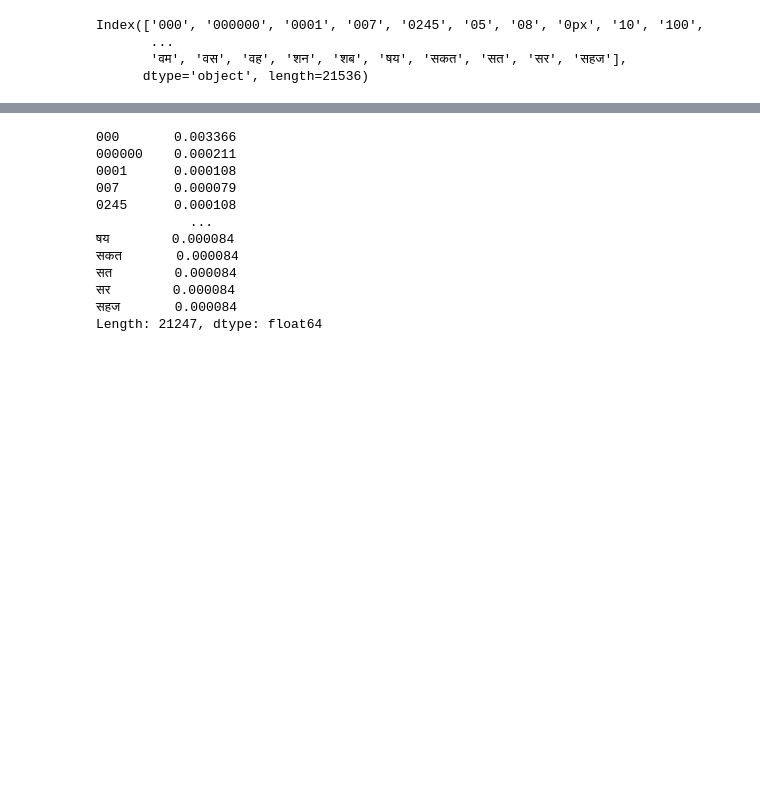
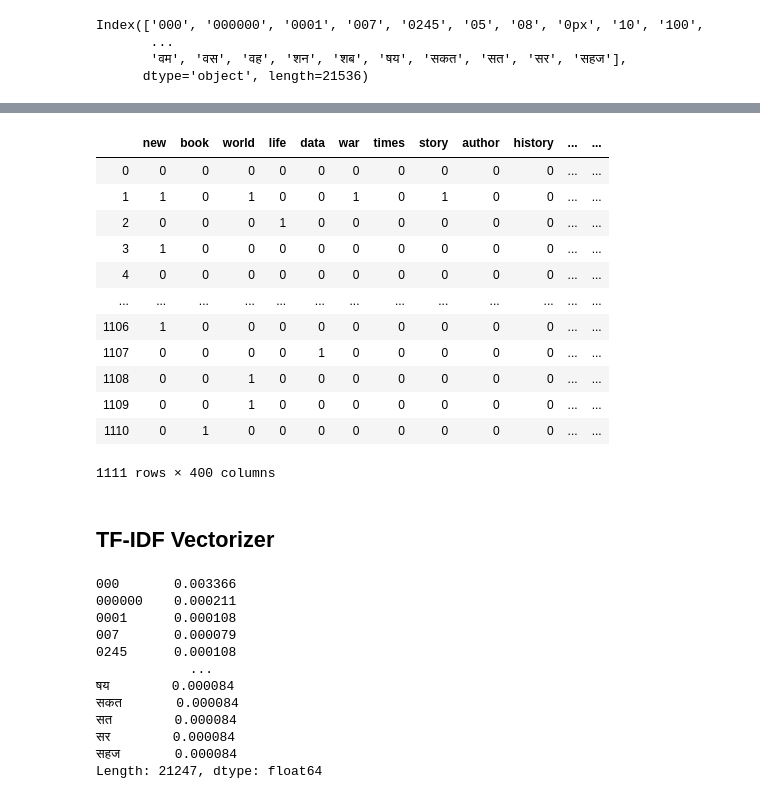
Before and after one commit to michaeleby1/google-books-classification, a Jupyter notebook: text_processing.ipynb, the cells around one changed output, grey strips where cells are left out. Cells and saved outputs as stored; diff of their text form; code cells hidden in the pictures; blank space fills up the shorter version.

```diff
--- a/text_processing.ipynb
+++ b/text_processing.ipynb
@@ -92,8 +97,7 @@ Index(['000', '000000', '0001', '007', '0245', '05', '08', '0px', '10', '100',
 # %%
-## use tf-idf to weight specific words based on their occurance in the series
-## as opposed to doing a simple count
-
-tfidf_vectorizer = TfidfVectorizer(stop_words='english')
-values = tfidf_vectorizer.fit_transform(df['description'].dropna())
-feature_names = tfidf_vectorizer.get_feature_names()
-tfidf = pd.DataFrame(values.toarray(), columns = feature_names)
+count_vect = CountVectorizer(stop_words='english')
+values = count_vect.fit_transform(df['description'].dropna())
+feature_names = count_vect.get_feature_names()
+count = pd.DataFrame(values.toarray(), columns = feature_names)
+# %%
+count_scores = count.apply(np.sum, axis=0)
@@ -99,0 +119,5 @@ tfidf = pd.DataFrame(values.toarray(), columns = feature_names)
+# %%
+count_idx = count_scores.sort_values(ascending=False)[0:400].index
+# %%
+filtered = count[count_idx]
+count_one_hot_words = filtered.applymap(lambda x: 1 if x > 0 else 0)
@@ -99,0 +139,16 @@ tfidf = pd.DataFrame(values.toarray(), columns = feature_names)
+# %%
+count_one_hot_words
+# %% [output]
+|  | new | book | world | life | data | war | times | story | author | history | ... | ... |
+| 0 | 0 | 0 | 0 | 0 | 0 | 0 | 0 | 0 | 0 | 0 | ... | ... |
+| 1 | 1 | 0 | 1 | 0 | 0 | 1 | 0 | 1 | 0 | 0 | ... | ... |
+| 2 | 0 | 0 | 0 | 1 | 0 | 0 | 0 | 0 | 0 | 0 | ... | ... |
+| 3 | 1 | 0 | 0 | 0 | 0 | 0 | 0 | 0 | 0 | 0 | ... | ... |
+| 4 | 0 | 0 | 0 | 0 | 0 | 0 | 0 | 0 | 0 | 0 | ... | ... |
+| ... | ... | ... | ... | ... | ... | ... | ... | ... | ... | ... | ... | ... |
+| 1106 | 1 | 0 | 0 | 0 | 0 | 0 | 0 | 0 | 0 | 0 | ... | ... |
+| 1107 | 0 | 0 | 0 | 0 | 1 | 0 | 0 | 0 | 0 | 0 | ... | ... |
+| 1108 | 0 | 0 | 1 | 0 | 0 | 0 | 0 | 0 | 0 | 0 | ... | ... |
+| 1109 | 0 | 0 | 1 | 0 | 0 | 0 | 0 | 0 | 0 | 0 | ... | ... |
+| 1110 | 0 | 1 | 0 | 0 | 0 | 0 | 0 | 0 | 0 | 0 | ... | ... |
+1111 rows × 400 columns
@@ -100,3 +168,5 @@ tfidf = pd.DataFrame(values.toarray(), columns = feature_names)
+# %% [markdown]
+## TF-IDF Vectorizer
 # %%
 ## i am taking the mean tf-idf value for each feature/word in the dataframe
 ## after that, sorting them them in descending order so highest mean values are first
```
Also changed, not shown: parts of 15 cells of this notebook, 2 other files.
